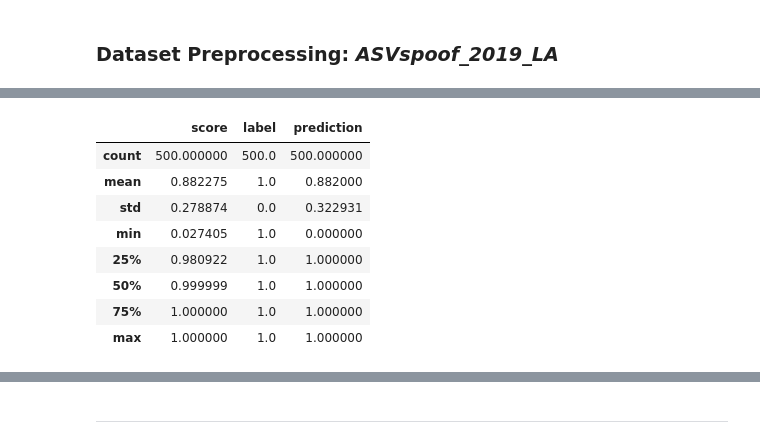
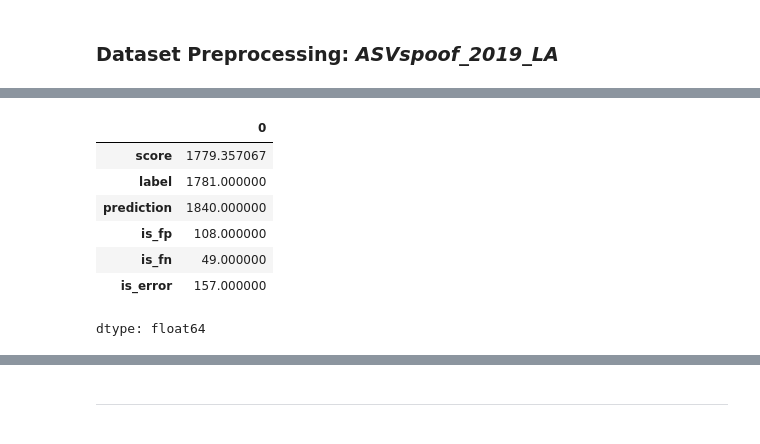
Before and after one commit to MLsound/KON-Artist, a Jupyter notebook: AASIST_evaluation.ipynb, the cells around one changed output, grey strips where cells are left out. Saved outputs shown, nothing was run; the diff lists cells and outputs as text; code cells hidden in the pictures.

```diff
--- a/AASIST_evaluation.ipynb
+++ b/AASIST_evaluation.ipynb
@@ -203,0 +265,34 @@ Compile with `TORCH_USE_CUDA_DSA` to enable device-side assertions.
+# %%
+# 3. Collection Loop
+scores = []
+labels = []
+
+print(f"Starting evaluation on {device}...")
+
+for i, sample in enumerate(tqdm(ds, desc="Processing samples")):
+    if max_samples and i >= max_samples:
+        break
+
+    # Extract data
+    audio_data = sample["audio"]["array"]
+    sr = sample["audio"]["sampling_rate"]
+
+    # Ground Truth Label: 1 for Bonafide, 0 for Spoof
+    # Since sample["key"] already maps 1 to Bonafide and 0 to Spoof:
+    label = sample["key"]
+
+    # Preprocess
+    processed_audio = preprocess_audio(audio_data, sr).to(device)
+
+    # Inference
+    with torch.no_grad():
+        output = model(processed_audio)
+        # We extract the probability for the "Bonafide" class (Index 0)
+        # Standard EER/t-DCF scripts expect higher scores for human speech
+        probs = torch.softmax(output, dim=1)
+        bonafide_score = probs[0][0].item()
+
+    scores.append(bonafide_score)
+    labels.append(label)
+
+print(f"\nCollection complete. Collected {len(scores)} samples.")
@@ -227,5 +365,5 @@ Optimal Threshold: 0.026405234053730964
 # %%
-threshold = 0.6
+threshold = 0.25
 
 # Assuming 1 = Bonafide, 0 = Spoof
 # A prediction is Bonafide if score >= threshold
@@ -240,14 +378,13 @@ eval_results['is_fn'] = (eval_results['label'] == 1) & (eval_results['prediction
 # General error flag
 eval_results['is_error'] = eval_results['label'] != eval_results['prediction']
 # %%
-eval_results.describe()
+eval_results.sum()
 # %% [output]
-|  | score | label | prediction |
-| count | 500.000000 | 500.0 | 500.000000 |
-| mean | 0.882275 | 1.0 | 0.882000 |
-| std | 0.278874 | 0.0 | 0.322931 |
-| min | 0.027405 | 1.0 | 0.000000 |
-| 25% | 0.980922 | 1.0 | 1.000000 |
-| 50% | 0.999999 | 1.0 | 1.000000 |
-| 75% | 1.000000 | 1.0 | 1.000000 |
-| max | 1.000000 | 1.0 | 1.000000 |
+|  | 0 |
+| score | 1779.357067 |
+| label | 1781.000000 |
+| prediction | 1840.000000 |
+| is_fp | 108.000000 |
+| is_fn | 49.000000 |
+| is_error | 157.000000 |
+dtype: float64
```
Also changed, not shown: parts of 29 cells of this notebook.
